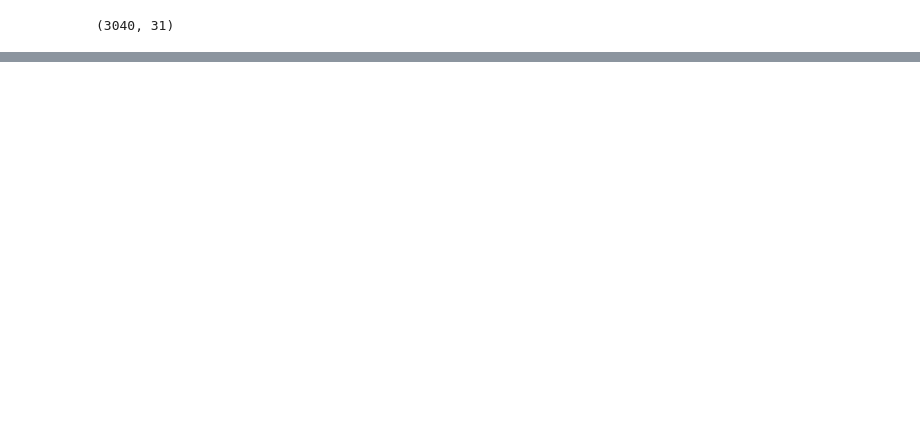
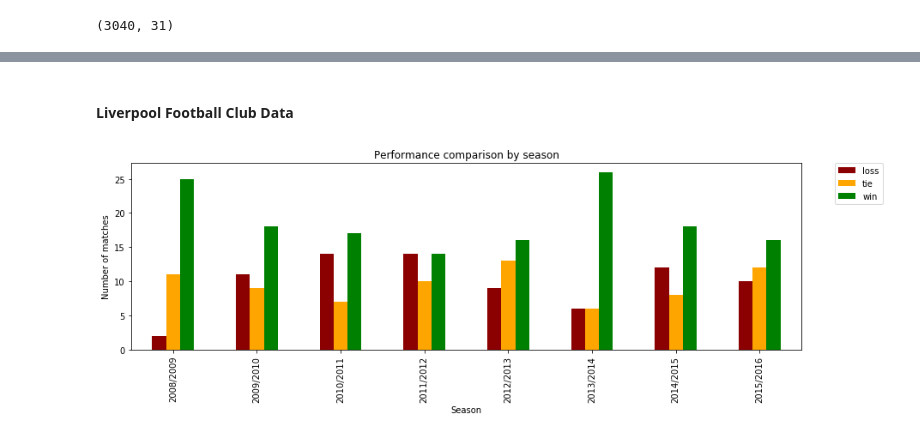
Before and after one commit to battery-code/soccer-data-analysis, a Jupyter notebook: European Soccer Project.ipynb, the cells around one changed output, grey strips where cells are left out. Drawn from its saved outputs; the diff is of its cells as text; code cells hidden in the pictures; blank space fills up the shorter version.

Commit message:
exploratory data analysis

```diff
--- a/European Soccer Project.ipynb
+++ b/European Soccer Project.ipynb
@@ -161,0 +166,18 @@ lfc_matches = epl_matches.query('home_team_api_id == 8650 or away_team_api_id ==
+# %% [markdown]
+#### Liverpool Football Club Data
+# %%
+# classify each match as tie, win or loss for LFC
+# logic used is to first check if the match was a tie and if not identify the wins by checking if Liverpool won as home team or away team and if not mark as loss since it is the only other possible result
+# why np.where? reference: https://stackoverflow.com/questions/27041724/using-conditional-to-generate-new-column-in-pandas-dataframe
+lfc_matches['result'] = np.where(lfc_matches.home_team_goal == lfc_matches.away_team_goal, 'tie',
+                                     np.where((lfc_matches.home_team_api_id == 8650) & (lfc_matches.home_team_goal > lfc_matches.away_team_goal),'win',
+                                              np.where((lfc_matches.away_team_api_id == 8650) & (lfc_matches.away_team_goal > lfc_matches.home_team_goal),'win','loss')))
+# %%
+#plot results grouped by season
+lfc_matches.groupby(['season','result'])['season'].count().unstack('result').plot(kind='bar',figsize=(14,4), color = ['darkred','orange','green'])
+plt.title('Performance comparison by season')
+plt.xlabel('Season')
+plt.ylabel('Number of matches')
+plt.legend(bbox_to_anchor=(1.05, 1), loc='upper left', borderaxespad=0.);
+# %% [output]
+[figure, added]
```
Also changed, not shown: parts of 9 cells of this notebook.
